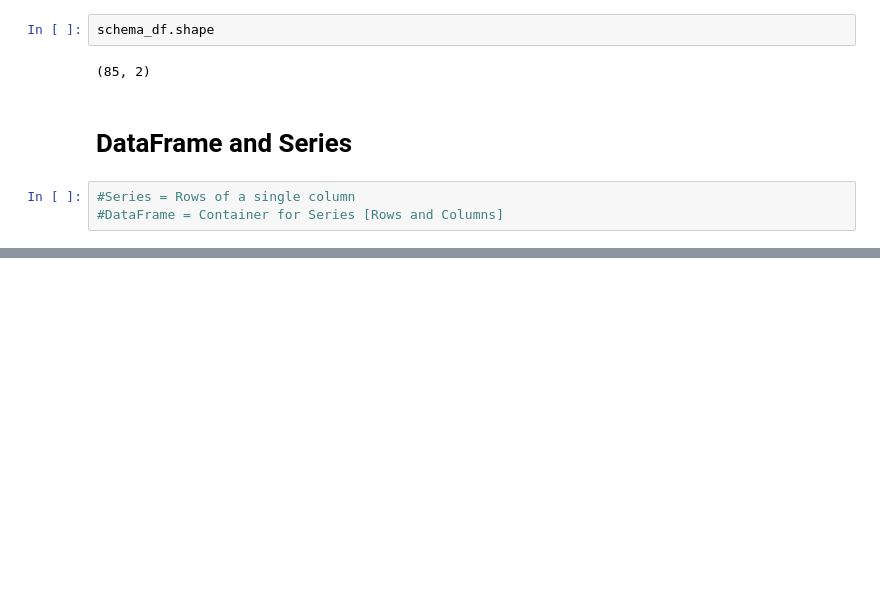
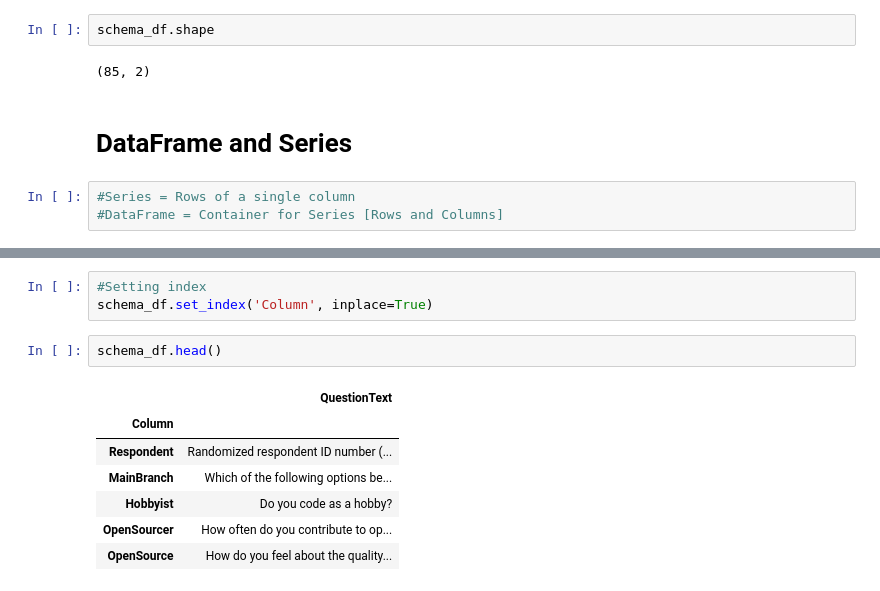
Before and after one commit to sleipnir029/data-science-practice, a Jupyter notebook: Stack Overflow Survey Data Analysis [pandas].ipynb, the cells around one changed output, grey strips where cells are left out. Drawn from its saved outputs; the diff is of its cells as text; blank space fills up the shorter version.

```diff
--- a/Stack Overflow Survey Data Analysis [pandas].ipynb
+++ b/Stack Overflow Survey Data Analysis [pandas].ipynb
@@ -119,0 +143,13 @@ df.loc[0:5, 'Hobbyist':'Country']
+# %%
+#Setting index
+schema_df.set_index('Column', inplace=True)
+# %%
+schema_df.head()
+# %% [output]
+|  | QuestionText |
+| Column |  |
+| Respondent | Randomized respondent ID number (... |
+| MainBranch | Which of the following options be... |
+| Hobbyist | Do you code as a hobby? |
+| OpenSourcer | How often do you contribute to op... |
+| OpenSource | How do you feel about the quality... |
```
Also changed, not shown: parts of 14 cells of this notebook.
